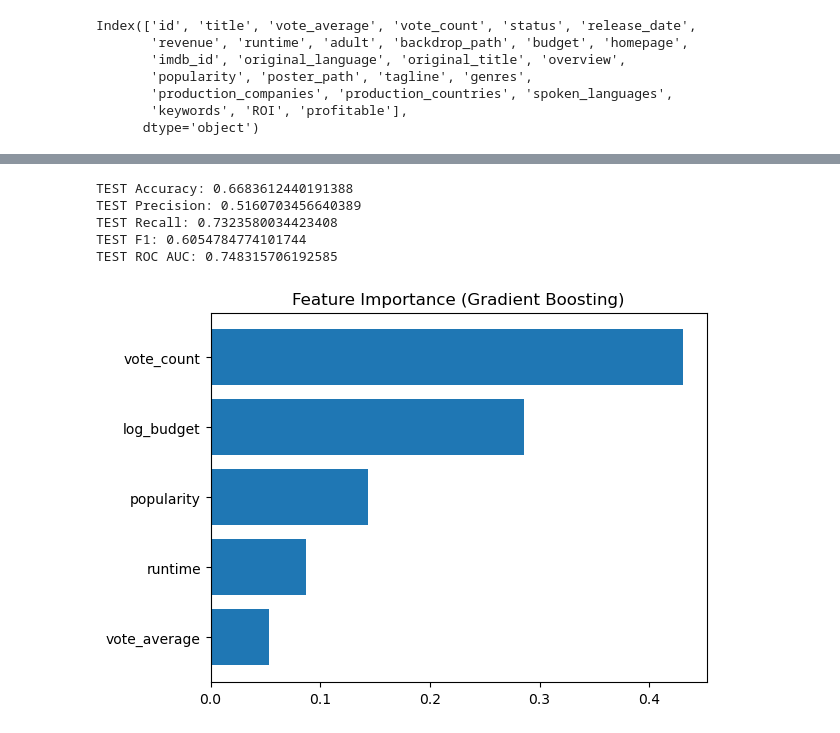
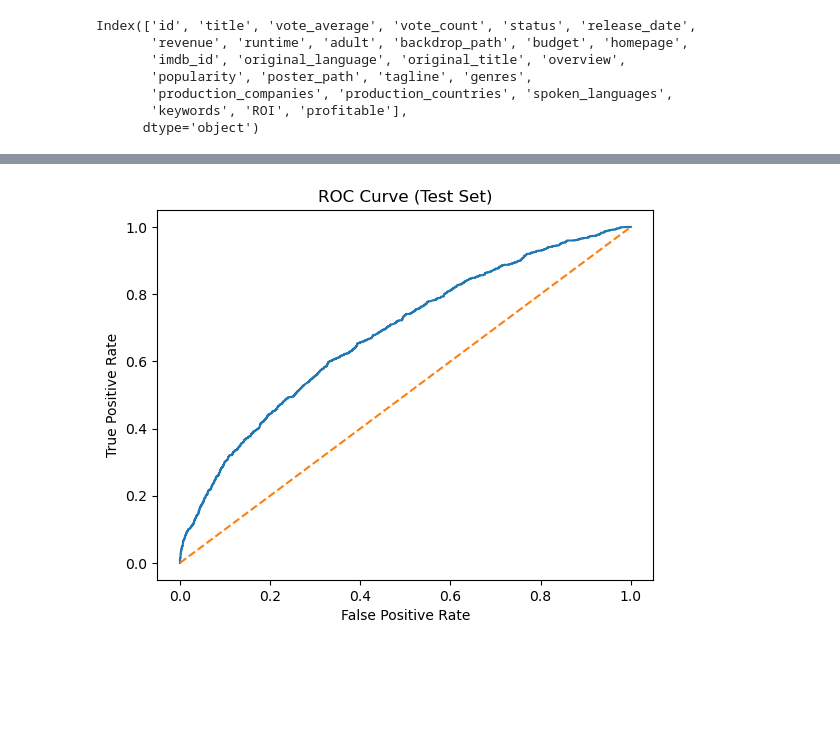
Before and after one commit to joshtoreja/ecs171-imdb-boxoffice-prediction, a Jupyter notebook: notebooks/final_model_week4.ipynb, the cells around one changed output, grey strips where cells are left out. Cells and saved outputs as stored; diff of their text form; code cells hidden in the pictures; blank space fills up the shorter version.

Commit message:
Final pre-release XGBoost model with leakage removed, moderate tuning, CV + test evaluation

```diff
--- a/notebooks/final_model_week4.ipynb
+++ b/notebooks/final_model_week4.ipynb
@@ -92 +127,20 @@ Test shape: (3344, 5)
+# %%
+preprocessor = ColumnTransformer(
+    transformers=[
+        ("num", StandardScaler(), numerical_features),
+        ("cat", OneHotEncoder(handle_unknown="ignore"), categorical_features)
+    ]
+)
+# %%
+model = XGBClassifier(
+    objective="binary:logistic",
+    eval_metric="logloss",
+    random_state=42,
+    scale_pos_weight=1.2  # mild balancing
+)
+
+pipeline = Pipeline([
+    ("preprocessor", preprocessor),
+    ("model", model)
+])
 # %%
@@ -173,32 +252,13 @@ plt.show()
-# %%
-#train final model + evaluate test set
-
-pipeline.fit(X_train, y_train)
-y_test_proba = pipeline.predict_proba(X_test)[:, 1]
-y_test_pred = (y_test_proba >= best_threshold).astype(int)
-
-print("TEST Accuracy:", accuracy_score(y_test, y_test_pred))
-print("TEST Precision:", precision_score(y_test, y_test_pred))
-print("TEST Recall:", recall_score(y_test, y_test_pred))
-print("TEST F1:", f1_score(y_test, y_test_pred))
-print("TEST ROC AUC:", roc_auc_score(y_test, y_test_proba))
-# %% [output]
-TEST Accuracy: 0.6683612440191388
-TEST Precision: 0.5160703456640389
-TEST Recall: 0.7323580034423408
-TEST F1: 0.6054784774101744
-TEST ROC AUC: 0.748315706192585
 # %%
-importances = pipeline.named_steps["model"].feature_importances_
-feature_names = X.columns
-indices = np.argsort(importances)
+fpr, tpr, _ = roc_curve(y_test, y_test_proba)
 
 plt.figure()
-plt.barh(range(len(indices)), importances[indices])
-plt.yticks(range(len(indices)), feature_names[indices])
-plt.title("Feature Importance (Gradient Boosting)")
-plt.savefig("../reports/figures/final_model/feature_importance.png")
+plt.plot(fpr, tpr)
+plt.plot([0,1],[0,1],'--')
+plt.title("ROC Curve (Test Set)")
+plt.xlabel("False Positive Rate")
+plt.ylabel("True Positive Rate")
 plt.show()
 # %% [output]
-[figure, old version]
+[figure, new version]
 # %%
```
Also changed, not shown: parts of 13 cells of this notebook, 2 other files.
